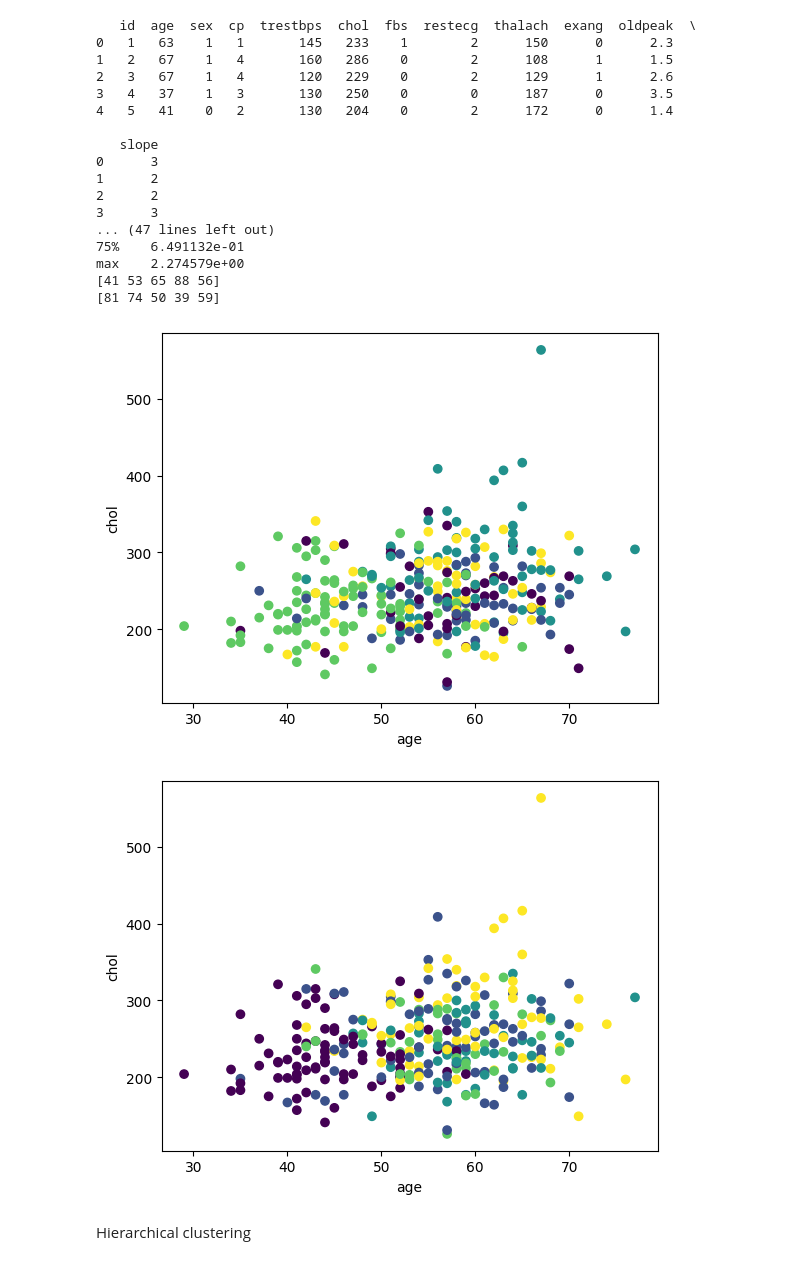
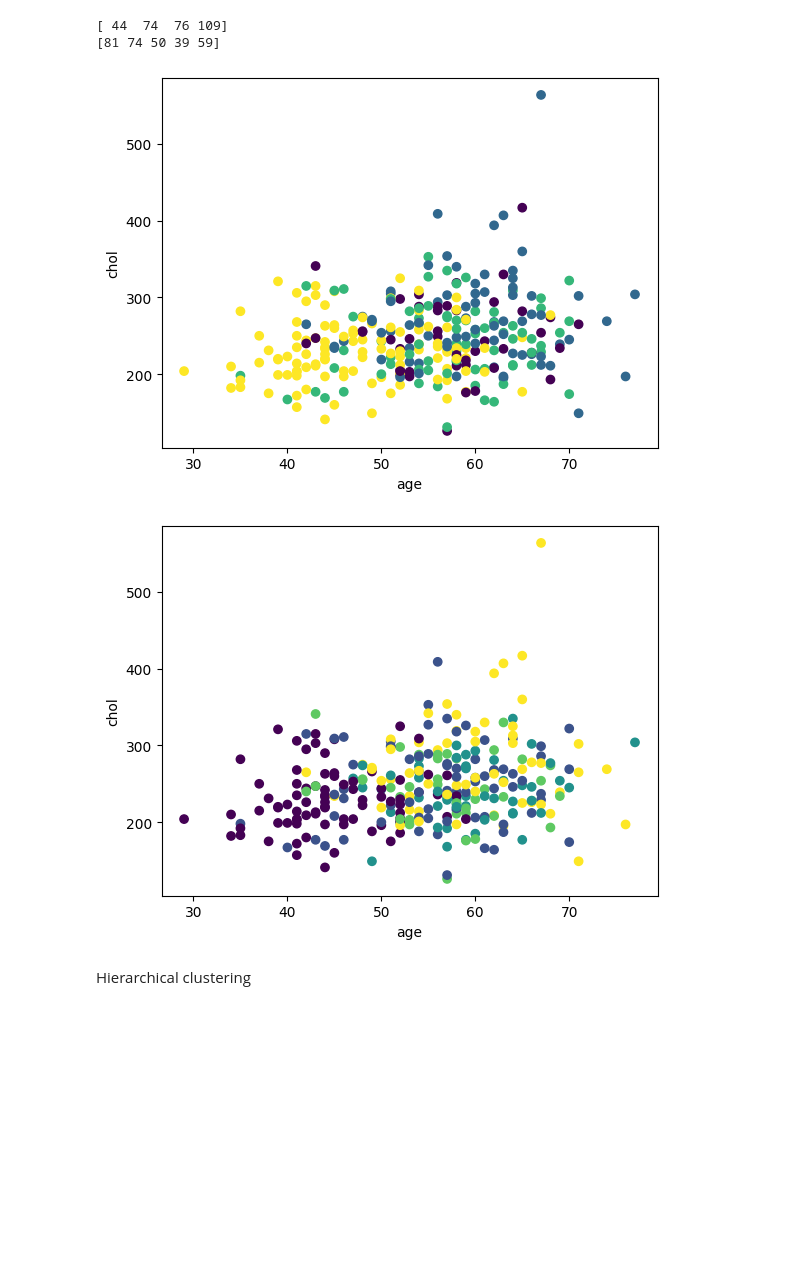
Before and after one commit to CoskunErden/Portfolio, a Jupyter notebook: Clustering2.ipynb, the cells around one changed output. Saved outputs shown, nothing was run; the diff lists cells and outputs as text; code cells hidden in the pictures; blank space fills up the shorter version.

```diff
--- a/Clustering2.ipynb
+++ b/Clustering2.ipynb
@@ -20,27 +78,6 @@ Drive already mounted at /content/drive; to attempt to forcibly remount, call dr
 # %%
-# Load the data
-heart_disease = pd.read_csv("/content/drive/MyDrive/Portfolio/Clustering/heart_disease_patients.csv")
-
-# Print the first ten rows
-print(heart_disease.head())
-
-# Evidence that the data should be scaled?
-print(heart_disease.describe())
-
-# Remove id
-heart_disease = heart_disease.drop('id', axis=1)
-
-# Scaling data and saving as a data frame
-scaled = pd.DataFrame(scale(heart_disease), columns=heart_disease.columns)
-
-# What do the data look like now?
-print(scaled.describe())
-
-# Set the seed so that results are reproducible
-np.random.seed(10)
-
 # Select a number of clusters
-k = 5
+k = 4
 
 # Run the k-means algorithm
 kmeans = KMeans(n_clusters=k, n_init=1)
@@ -51,50 +88,35 @@ cluster_sizes = np.bincount(kmeans.labels_)
 print(cluster_sizes)
 
 # Set the seed
 np.random.seed(38)
 
 # Select a number of clusters and run the k-means algorithm
 kmeans2 = KMeans(n_clusters=5, n_init=1)
 kmeans2.fit(scaled)
 
 # How many patients are in each cluster?
 cluster_sizes2 = np.bincount(kmeans2.labels_)
 print(cluster_sizes2)
 
 # Add cluster assignments to the data
 heart_disease["first_clust"] = kmeans.labels_
 heart_disease["second_clust"] = kmeans2.labels_
 
 # Create and print the plot of age and chol for the first clustering algorithm
 plt.scatter(heart_disease["age"], heart_disease["chol"], c=heart_disease["first_clust"])
 plt.xlabel("age")
 plt.ylabel("chol")
 plt.show()
 
 # Create and print the plot of age and chol for the second clustering algorithm
 plt.scatter(heart_disease["age"], heart_disease["chol"], c=heart_disease["second_clust"])
 plt.xlabel("age")
 plt.ylabel("chol")
 plt.show()
 # %% [output]
-   id  age  sex  cp  trestbps  chol  fbs  restecg  thalach  exang  oldpeak  \
-0   1   63    1   1       145   233    1        2      150      0      2.3
-1   2   67    1   4       160   286    0        2      108      1      1.5
-2   3   67    1   4       120   229    0        2      129      1      2.6
-3   4   37    1   3       130   250    0        0      187      0      3.5
-4   5   41    0   2       130   204    0        2      172      0      1.4
-
-   slope
-0      3
-1      2
-2      2
-3      3
-... (47 lines left out)
-75%    6.491132e-01
-max    2.274579e+00
-[41 53 65 88 56]
+[ 44  74  76 109]
 [81 74 50 39 59]
-[figure, old version]
+[figure, new version]
 [figure]
 # %% [markdown]
 Hierarchical clustering
```
Also changed, not shown: parts of 6 cells of this notebook.
